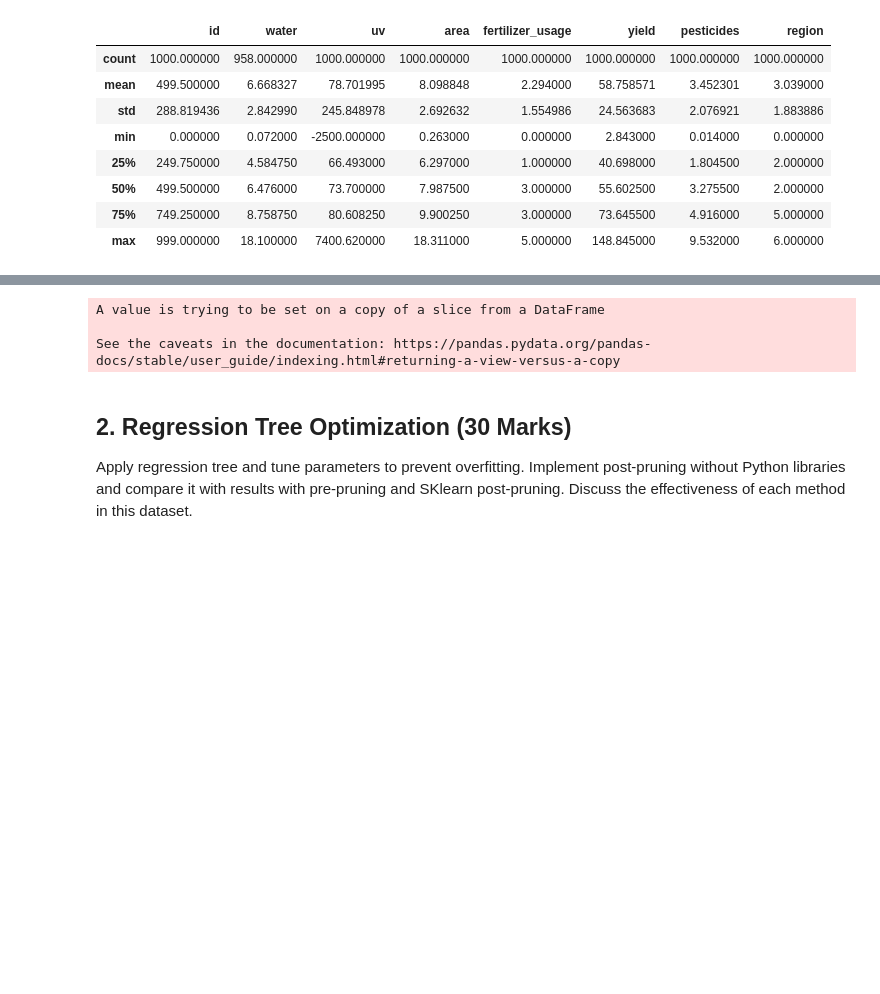
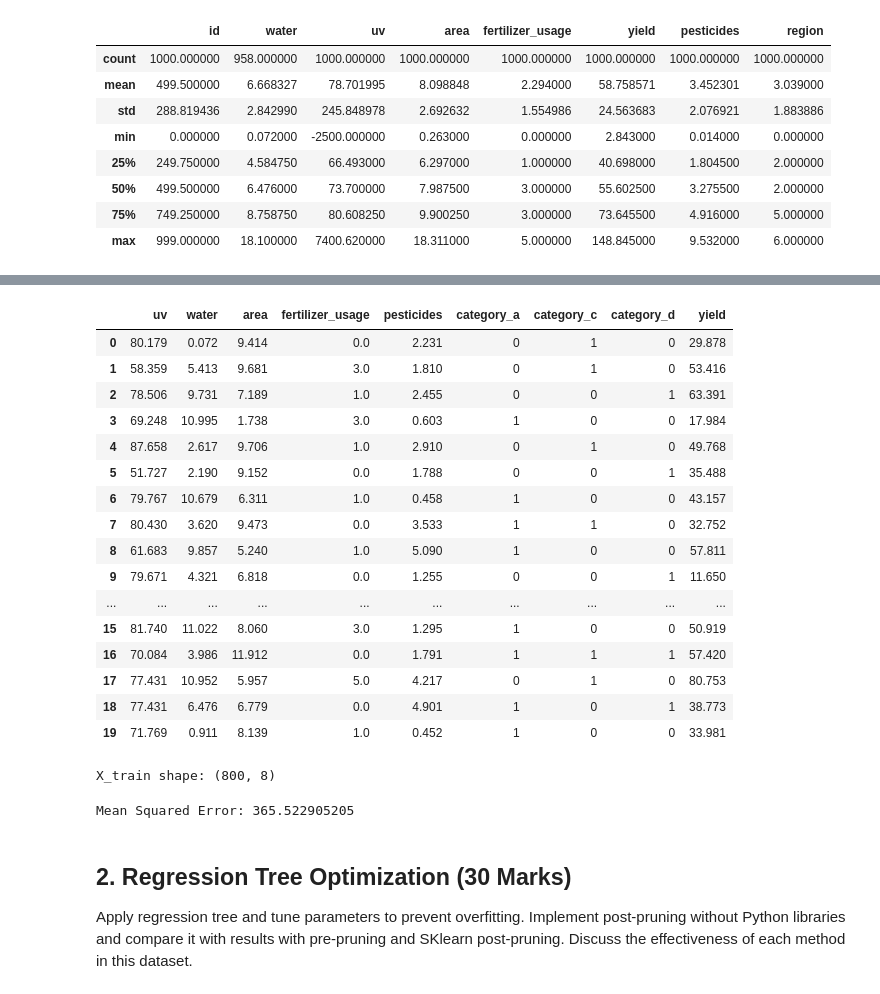
Before and after one commit to meglai/SYDE522, a Jupyter notebook: assignment2.ipynb, the cells around one changed output, grey strips where cells are left out. Saved outputs shown, nothing was run; the diff lists cells and outputs as text; code cells hidden in the pictures; blank space fills up the shorter version.

```diff
--- a/assignment2.ipynb
+++ b/assignment2.ipynb
@@ -62,12 +142,0 @@ fig.show()
-# %%
-water_median = df['water'].median()
-df['water'].fillna(water_median, inplace=True)
-
-uv_median = df['uv'].median()
-uv_std = df['uv'].std()
-uv_outliers = df[(df['uv'] > uv_median + 2 * uv_std) | (df['uv'] < uv_median - 2 * uv_std)].index
-df["uv"].iloc[uv_outliers] = uv_median
-# %% [output]
-A value is trying to be set on a copy of a slice from a DataFrame
-
-See the caveats in the documentation: https://pandas.pydata.org/pandas-docs/stable/user_guide/indexing.html#returning-a-view-versus-a-copy
@@ -77,7 +143,59 @@ fig.show()
+# %%
+def create_category_one_hot(row):
+    categories = row['categories'].split(',')
+    for category in categories:
+        col_name = f"category_{category}"
+        row[col_name] = 1
+    return row
+
+df = df.apply(create_category_one_hot, axis=1)
+df = df.fillna(0)
+df.drop(columns=['categories'], inplace=True)
+df["category_a"] = df["category_a"].astype(int)
+df["category_c"] = df["category_c"].astype(int)
+df["category_d"] = df["category_d"].astype(int)
+df = df[['uv', 'water', 'area', 'fertilizer_usage', 'pesticides', 'category_a', 'category_c', 'category_d', 'yield']]
+df.head(n=20)
+# %% [output]
+|  | uv | water | area | fertilizer_usage | pesticides | category_a | category_c | category_d | yield |
+| 0 | 80.179 | 0.072 | 9.414 | 0.0 | 2.231 | 0 | 1 | 0 | 29.878 |
+| 1 | 58.359 | 5.413 | 9.681 | 3.0 | 1.810 | 0 | 1 | 0 | 53.416 |
+| 2 | 78.506 | 9.731 | 7.189 | 1.0 | 2.455 | 0 | 0 | 1 | 63.391 |
+| 3 | 69.248 | 10.995 | 1.738 | 3.0 | 0.603 | 1 | 0 | 0 | 17.984 |
+| 4 | 87.658 | 2.617 | 9.706 | 1.0 | 2.910 | 0 | 1 | 0 | 49.768 |
+| 5 | 51.727 | 2.190 | 9.152 | 0.0 | 1.788 | 0 | 0 | 1 | 35.488 |
+| 6 | 79.767 | 10.679 | 6.311 | 1.0 | 0.458 | 1 | 0 | 0 | 43.157 |
+| 7 | 80.430 | 3.620 | 9.473 | 0.0 | 3.533 | 1 | 1 | 0 | 32.752 |
+| 8 | 61.683 | 9.857 | 5.240 | 1.0 | 5.090 | 1 | 0 | 0 | 57.811 |
+| 9 | 79.671 | 4.321 | 6.818 | 0.0 | 1.255 | 0 | 0 | 1 | 11.650 |
+| ... | ... | ... | ... | ... | ... | ... | ... | ... | ... |
+| 15 | 81.740 | 11.022 | 8.060 | 3.0 | 1.295 | 1 | 0 | 0 | 50.919 |
+| 16 | 70.084 | 3.986 | 11.912 | 0.0 | 1.791 | 1 | 1 | 1 | 57.420 |
+| 17 | 77.431 | 10.952 | 5.957 | 5.0 | 4.217 | 0 | 1 | 0 | 80.753 |
+| 18 | 77.431 | 6.476 | 6.779 | 0.0 | 4.901 | 1 | 0 | 1 | 38.773 |
+| 19 | 71.769 | 0.911 | 8.139 | 1.0 | 0.452 | 1 | 0 | 0 | 33.981 |
 # %%
 X = df.drop('yield', axis=1)
 y = df['yield']
 X_train, X_test, y_train, y_test = train_test_split(X, y, test_size=0.2, random_state=42)
+
+scalar = StandardScaler()
+X_train = scalar.fit_transform(X_train)
+X_test = scalar.transform(X_test)
+print(f"X_train shape: {X_train.shape}")
+# %% [output]
+X_train shape: (800, 8)
+# %%
+from sklearn.tree import DecisionTreeRegressor
+from sklearn.metrics import accuracy_score, mean_squared_error
+
+model = DecisionTreeRegressor()
+model.fit(X_train, y_train)
+y_pred = model.predict(X_test)
+mse = mean_squared_error(y_test, y_pred)
+print(f"Mean Squared Error: {mse}")
+# %% [output]
+Mean Squared Error: 365.522905205
 # %% [markdown]
 ## 2. Regression Tree Optimization (30 Marks)
 Apply regression tree and tune parameters to prevent overfitting.
```
Also changed, not shown: parts of 12 cells of this notebook.
